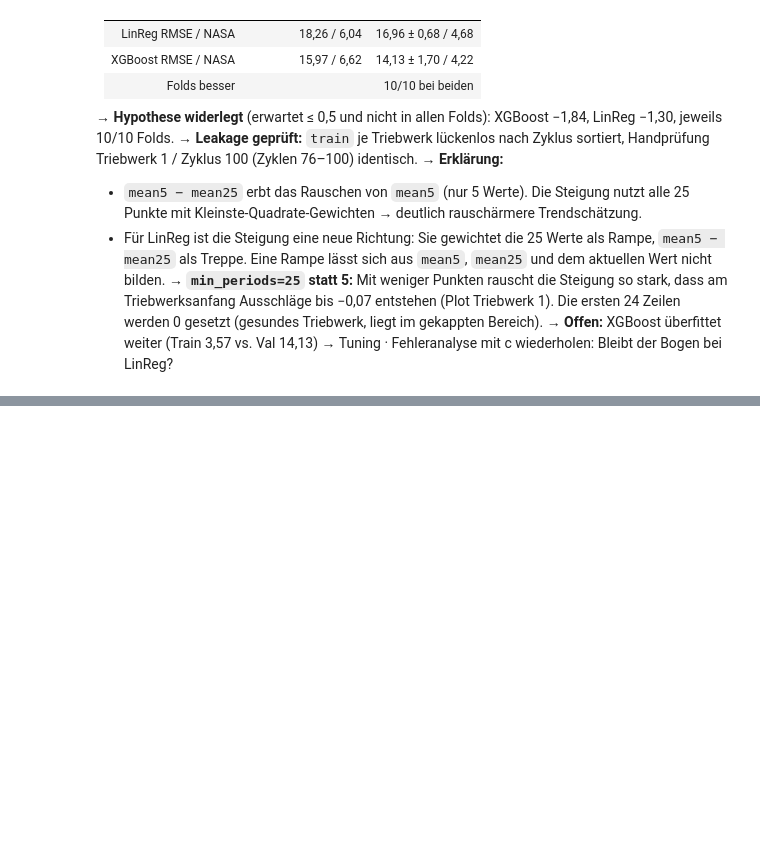
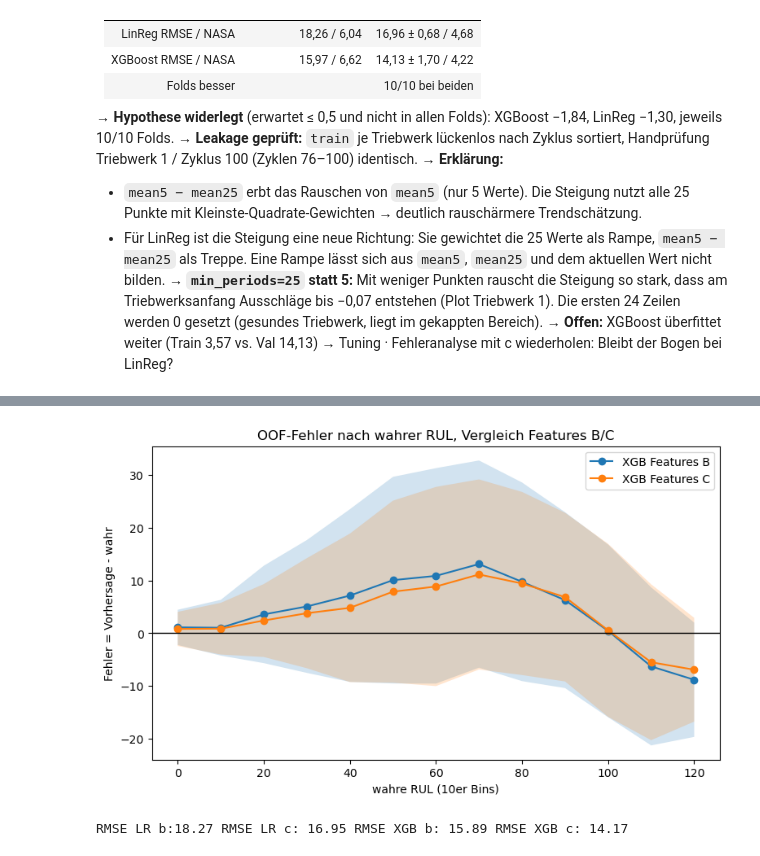
Before and after one commit to nils-pt/turbofan, a Jupyter notebook: notebooks/04_features_models.ipynb, the cells around one changed output, grey strips where cells are left out. Cells and saved outputs as stored; diff of their text form; code cells hidden in the pictures; blank space fills up the shorter version.

```diff
--- a/notebooks/04_features_models.ipynb
+++ b/notebooks/04_features_models.ipynb
@@ -386,0 +447,19 @@ print(train[(train["unit"]==1)& (train["cycle"]==100)]["s11_slope25"].values)
+# %%
+fig, ax = plt.subplots(figsize=(9,5))
+
+x = xgb_mittel_b.index
+
+ax.plot(x, xgb_mittel_b, marker="o", label = "XGB Features B")
+ax.fill_between(x, xgb_mittel_b - xgb_std_b, xgb_mittel_b + xgb_std_b, alpha=0.2)
+ax.plot(x, xgb_mittel_c, marker="o", label="XGB Features C")
+ax.fill_between(x, xgb_mittel_c - xgb_std_c, xgb_mittel_c+xgb_std_c, alpha = 0.2)
+
+
+ax.axhline(0, color="black", linewidth=1)
+ax.set_xlabel("wahre RUL (10er Bins)")
+ax.set_ylabel("Fehler = Vorhersage - wahr")
+ax.set_title("OOF-Fehler nach wahrer RUL, Vergleich Features B/C")
+ax.legend()
+plt.show()
+# %% [output]
+[figure, added]
@@ -386,0 +475,9 @@ print(train[(train["unit"]==1)& (train["cycle"]==100)]["s11_slope25"].values)
+# %%
+oof_rmse_b_lr = np.sqrt(beitrag_b_lr.sum())
+oof_rmse_c_lr = np.sqrt(beitrag_c_lr.sum())
+oof_rmse_b_xgb = np.sqrt(beitrag_b_xgb.sum())
+oof_rmse_c_xgb = np.sqrt(beitrag_c_xgb.sum())
+
+print(f"RMSE LR b:{oof_rmse_b_lr:.2f} RMSE LR c: {oof_rmse_c_lr:.2f} RMSE XGB b: {oof_rmse_b_xgb:.2f} RMSE XGB c: {oof_rmse_c_xgb:.2f}")
+# %% [output]
+RMSE LR b:18.27 RMSE LR c: 16.95 RMSE XGB b: 15.89 RMSE XGB c: 14.17
```
Also changed, not shown: parts of 32 cells of this notebook.
